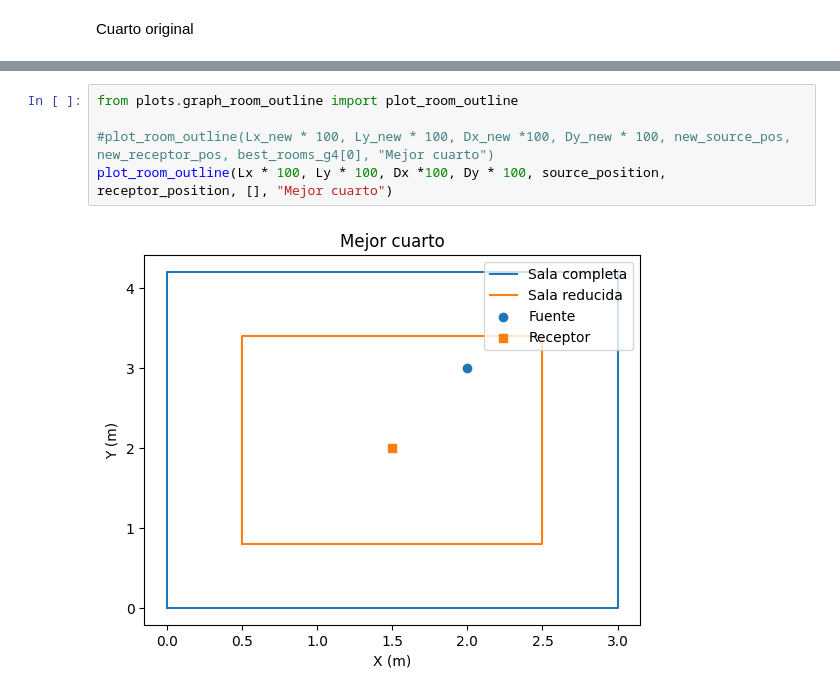
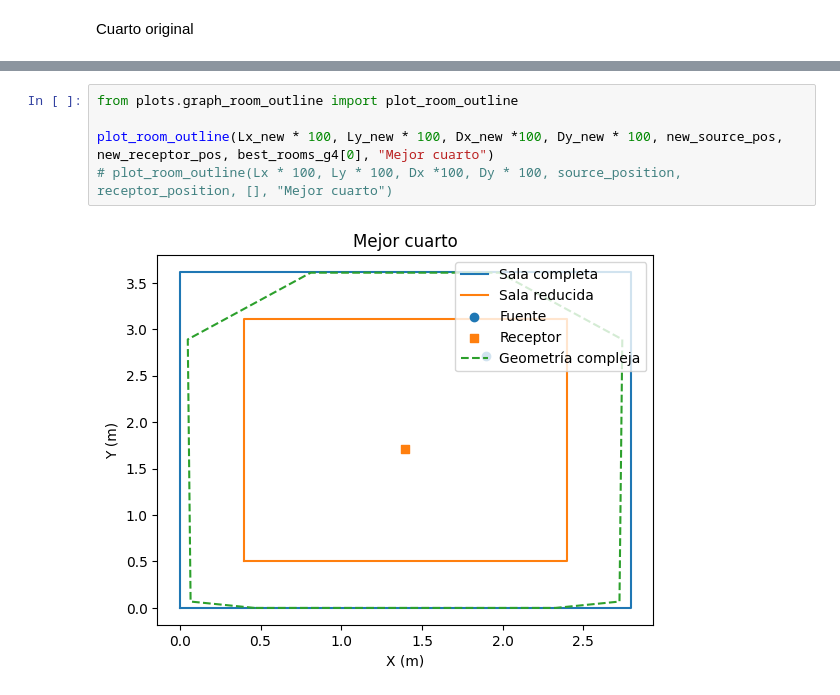
Before and after one commit to MatiasDiBernardo/Acoustic-Modal-Response-Optimizer, a Jupyter notebook: notebooks/genetic_optimization_tests_sala2.ipynb, the cells around one changed output, grey strips where cells are left out. Cells and saved outputs as stored; diff of their text form.

```diff
--- a/notebooks/genetic_optimization_tests_sala2.ipynb
+++ b/notebooks/genetic_optimization_tests_sala2.ipynb
@@ -276,10 +275,10 @@ plot_outline_simple(Lx, Ly, Dx, Dy, Lx_new, Ly_new)
 # %%
 from plots.graph_room_outline import plot_room_outline
 
-#plot_room_outline(Lx_new * 100, Ly_new * 100, Dx_new *100, Dy_new * 100, new_source_pos, new_receptor_pos, best_rooms_g4[0], "Mejor cuarto")
-plot_room_outline(Lx * 100, Ly * 100, Dx *100, Dy * 100, source_position, receptor_position, [], "Mejor cuarto")
+plot_room_outline(Lx_new * 100, Ly_new * 100, Dx_new *100, Dy_new * 100, new_source_pos, new_receptor_pos, best_rooms_g4[0], "Mejor cuarto")
+# plot_room_outline(Lx * 100, Ly * 100, Dx *100, Dy * 100, source_position, receptor_position, [], "Mejor cuarto")
 # %% [output]
-[figure, old version]
+[figure, new version]
 # %%
 best_rooms_g4[0]
 # %% [output]
```
Also changed, not shown: parts of 7 cells of this notebook, 3 other files.
